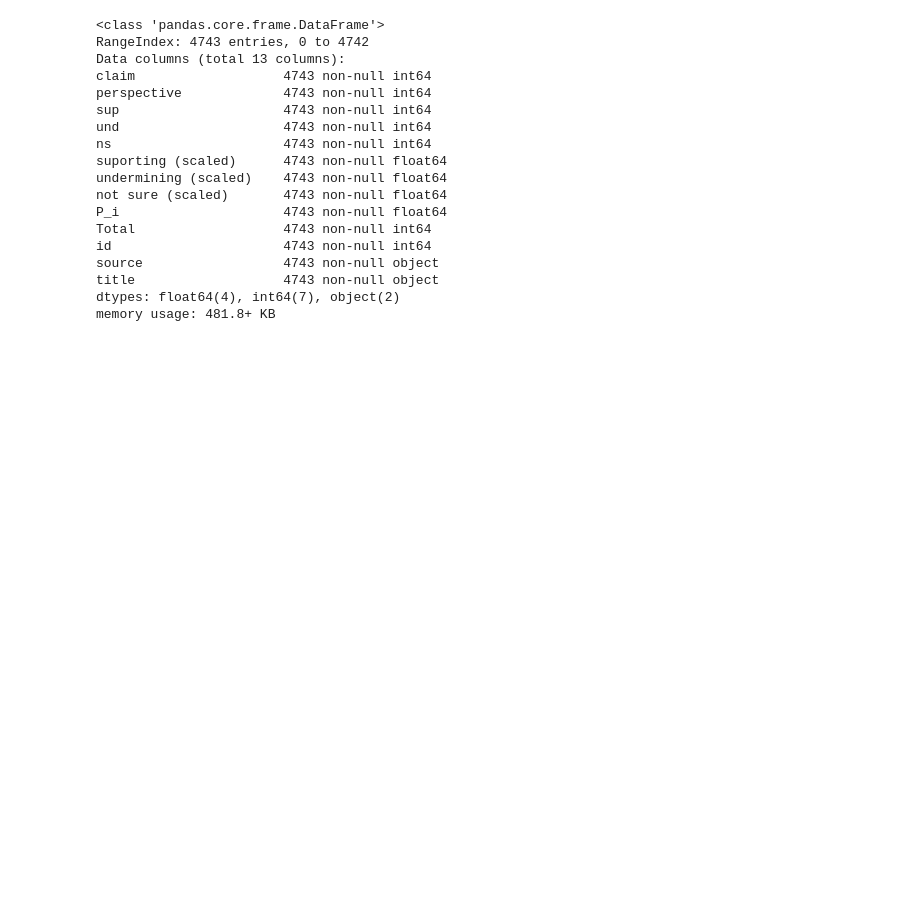
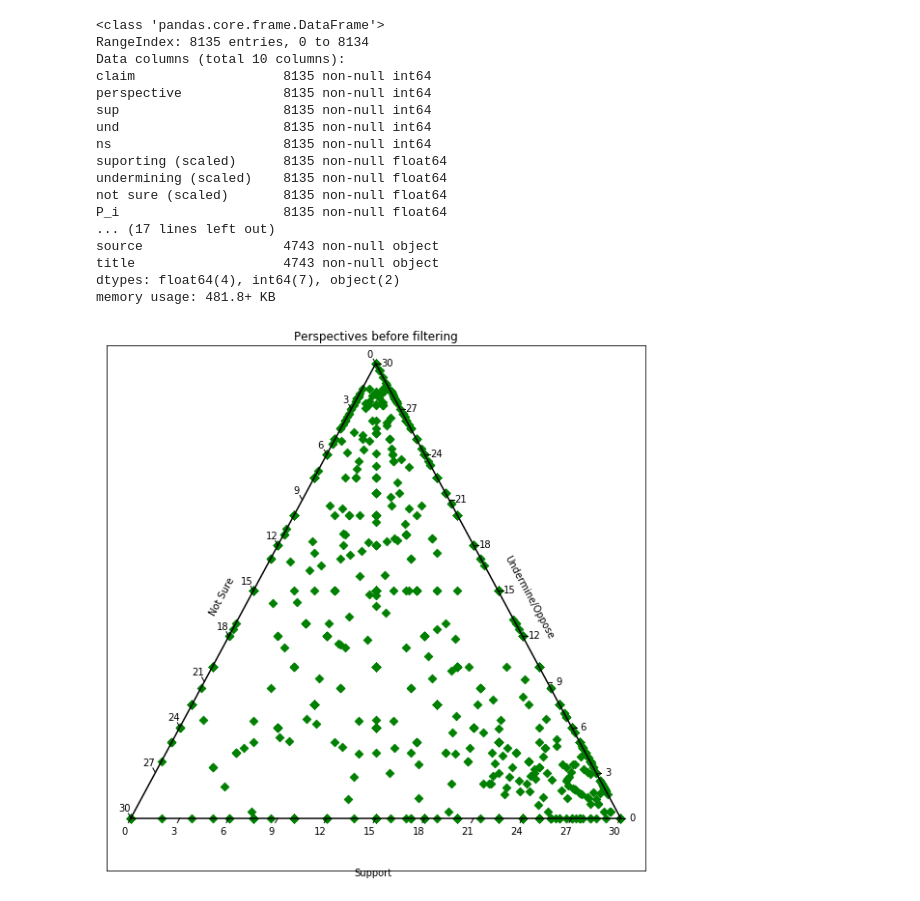
Before and after one commit to CogComp/perspectrum, a Jupyter notebook: experiment/pilot1_perspective_spectrum.ipynb, the cells around one changed output. Saved outputs shown, nothing was run; the diff lists cells and outputs as text; code cells hidden in the pictures; blank space fills up the shorter version.

```diff
--- a/experiment/pilot1_perspective_spectrum.ipynb
+++ b/experiment/pilot1_perspective_spectrum.ipynb
@@ -1,26 +1,59 @@
 # %%
 # Here we are trying to plot the distribution of perspective on a spectrum of 'support' to 'oppose'
 import pandas as pd
-iaa_path = "/home/squirrel/ccg-new/projects/perspective/data/pilot1_persp_verification/persp_iaa_w_source.csv"
+iaa_path = "/home/squirrel/ccg-new/projects/perspective/data/pilot1_persp_verification/persp_iaa.csv"
+filtered_iaa_path = "/home/squirrel/ccg-new/projects/perspective/data/pilot1_persp_verification/persp_iaa_w_source.csv"
 
 iaa_df = pd.read_csv(iaa_path)
 iaa_df.info()
+
+fiaa_df = pd.read_csv(filtered_iaa_path)
+fiaa_df.info()
 # %% [output]
 <class 'pandas.core.frame.DataFrame'>
-RangeIndex: 4743 entries, 0 to 4742
-Data columns (total 13 columns):
-claim                   4743 non-null int64
-perspective             4743 non-null int64
-sup                     4743 non-null int64
-und                     4743 non-null int64
-ns                      4743 non-null int64
-suporting (scaled)      4743 non-null float64
-undermining (scaled)    4743 non-null float64
-not sure (scaled)       4743 non-null float64
-P_i                     4743 non-null float64
-Total                   4743 non-null int64
-id                      4743 non-null int64
+RangeIndex: 8135 entries, 0 to 8134
+Data columns (total 10 columns):
+claim                   8135 non-null int64
+perspective             8135 non-null int64
+sup                     8135 non-null int64
+und                     8135 non-null int64
+ns                      8135 non-null int64
+suporting (scaled)      8135 non-null float64
+undermining (scaled)    8135 non-null float64
+not sure (scaled)       8135 non-null float64
+P_i                     8135 non-null float64
+... (17 lines left out)
 source                  4743 non-null object
 title                   4743 non-null object
 dtypes: float64(4), int64(7), object(2)
 memory usage: 481.8+ KB
+# %%
+import ternary
+from collections import Counter
+import math
+
+scale = 30
+
+# get scaled support and undermining tuples
+l = list(zip(iaa_df['suporting (scaled)'] * 10, iaa_df['undermining (scaled)'] * 10, iaa_df['not sure (scaled)'] * 10))
+data = dict(Counter(l))
+
+# print(l)
+# log_data = {k: math.log(v, 10) for k, v in data.items()}
+
+figure, tax = ternary.figure(scale=scale)
+figure.set_size_inches(10, 10)
+
+# tax.heatmap(log_data, style='h')
+tax.scatter(l, marker='D', color='green', label="Green Diamonds")
+
+tax.ticks(axis='lbr', linewidth=1, multiple=3)
+tax.left_axis_label("Not Sure")
+tax.right_axis_label("Undermine/Oppose")
+tax.bottom_axis_label("Support")
+
+tax.boundary()
+tax.set_title("Perspectives before filtering")
+tax.clear_matplotlib_ticks()
+# %% [output]
+[figure, added]
```
Also changed, not shown: parts of 1 cell of this notebook, 9 other files.
